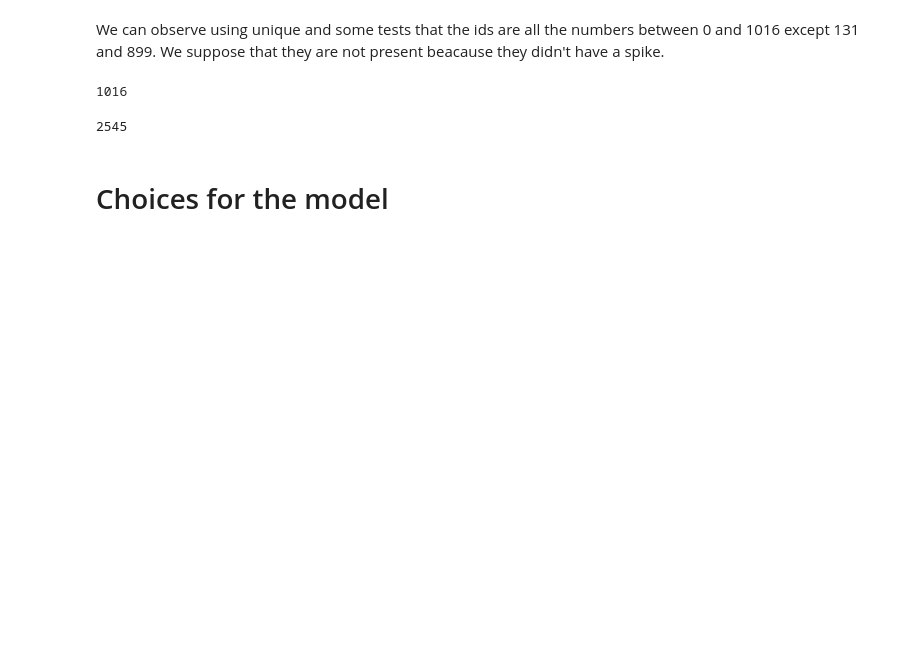
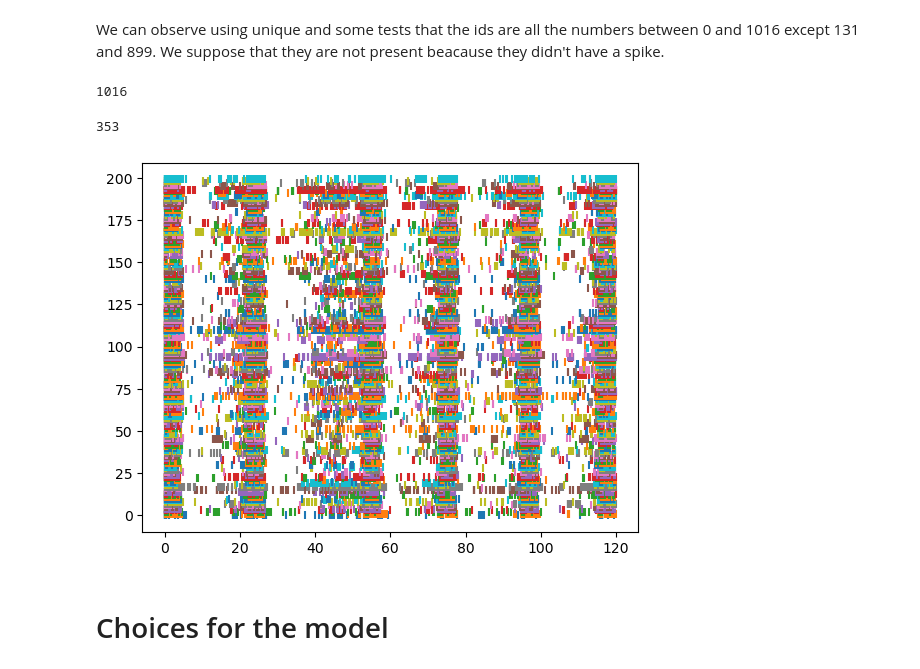
Before and after one commit to osflo/gp-sde, a Jupyter notebook: demos/Spike_Neuron_onData_clean.ipynb, the cells around one changed output. Drawn from its saved outputs; the diff is of its cells as text; code cells hidden in the pictures; blank space fills up the shorter version.

```diff
--- a/demos/Spike_Neuron_onData_clean.ipynb
+++ b/demos/Spike_Neuron_onData_clean.ipynb
@@ -51,26 +51,28 @@ Yspike=[Yspike]
 1016
 # %%
 #Reduce the dataset (only one trial)
-N=100
-timemax=60
+N=200
+timemax=120
 
 #Yspike=Yspike[0][:N] #keep only n first neuron
 
 #keep n most actives
-random.seed(30)
+random.seed(27)
 Yspike=Yspike[0]
 Yspike=sorted(Yspike,key=lambda x:x.shape[0],reverse=True)[:3*N]
 print(Yspike[-1].shape[0])
-random.shuffle(Yspike)
+random.shuffle(Yspike) #There is a problem when just the N first are taken (not semidefinite positive qsigma)
 Yspike=Yspike[:N]
 
 for i in range(N):  #reduce the time
     Yspike[i]=Yspike[i][Yspike[i]<=timemax]
+    plt.scatter(Yspike[i],i*np.ones(Yspike[i].shape[0]),marker='|')
+plt.show()
 Yspike=[Yspike]
-#print(Y_spike_small[0])
 trLen=np.array([timemax]) #Tmax must be an array to have one for each trial
 # %% [output]
-2545
+353
+[figure, added]
 # %% [markdown]
 # Choices for the model
 # %%
```
Also changed, not shown: parts of 8 cells of this notebook, 12 other files.
